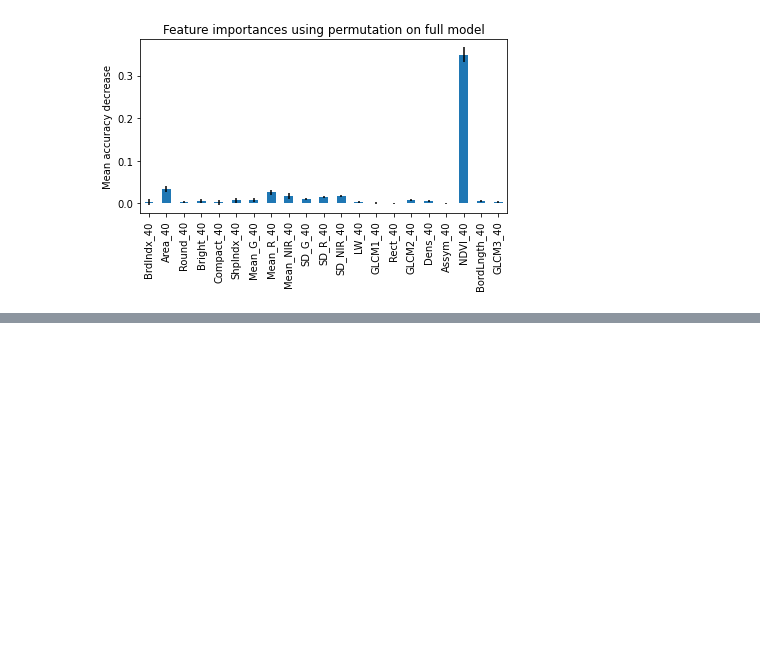
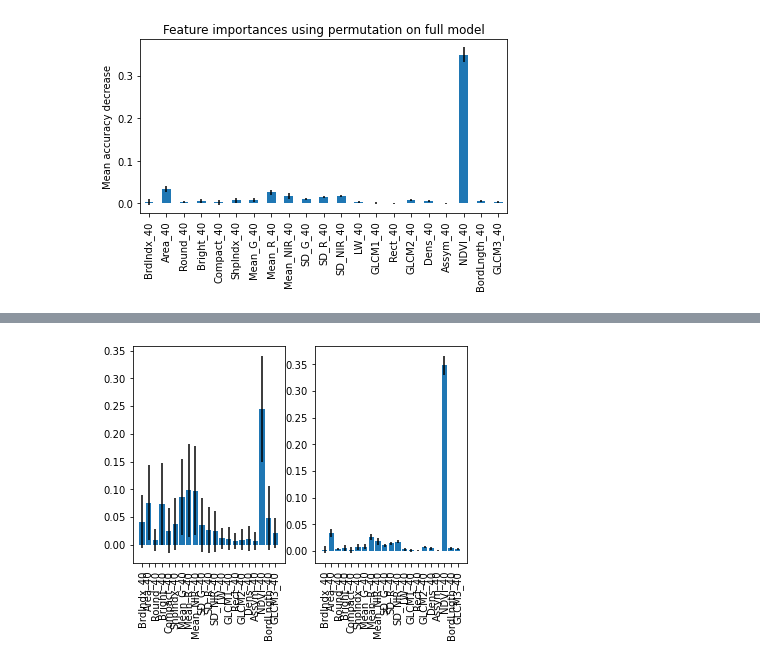
Before and after one commit to alexyshr/Stat6500_ML_LandUse, a Jupyter notebook: random_forest_alexys.ipynb, the cells around one changed output, grey strips where cells are left out. Cells and saved outputs as stored; diff of their text form; code cells hidden in the pictures; blank space fills up the shorter version.

```diff
--- a/random_forest_alexys.ipynb
+++ b/random_forest_alexys.ipynb
@@ -696,0 +796,14 @@ plt.show()
+# %%
+fig, axes = plt.subplots(nrows=1, ncols=2)
+forest_importances = pd.Series(importances, index=X_train.columns)
+#axes[0].plot(forest_importances.index, forest_importances.values)
+axes[0].bar(forest_importances.index, forest_importances.values, yerr=std)
+axes[0].set_xticklabels(forest_importances.index, rotation=90) #axes[0].get_xticks()
+forest_importances = pd.Series(result.importances_mean, index=X_train.columns)
+#axes[1].plot(forest_importances.index, forest_importances.values)
+axes[1].bar(forest_importances.index, forest_importances.values, yerr=result.importances_std)
+axes[1].set_xticklabels(forest_importances.index, rotation=90) #axes[0].get_xticks()
+#fig.tight_layout()
+plt.show()
+# %% [output]
+[figure, added]
```
Also changed, not shown: parts of 10 cells of this notebook, 14 other files.
